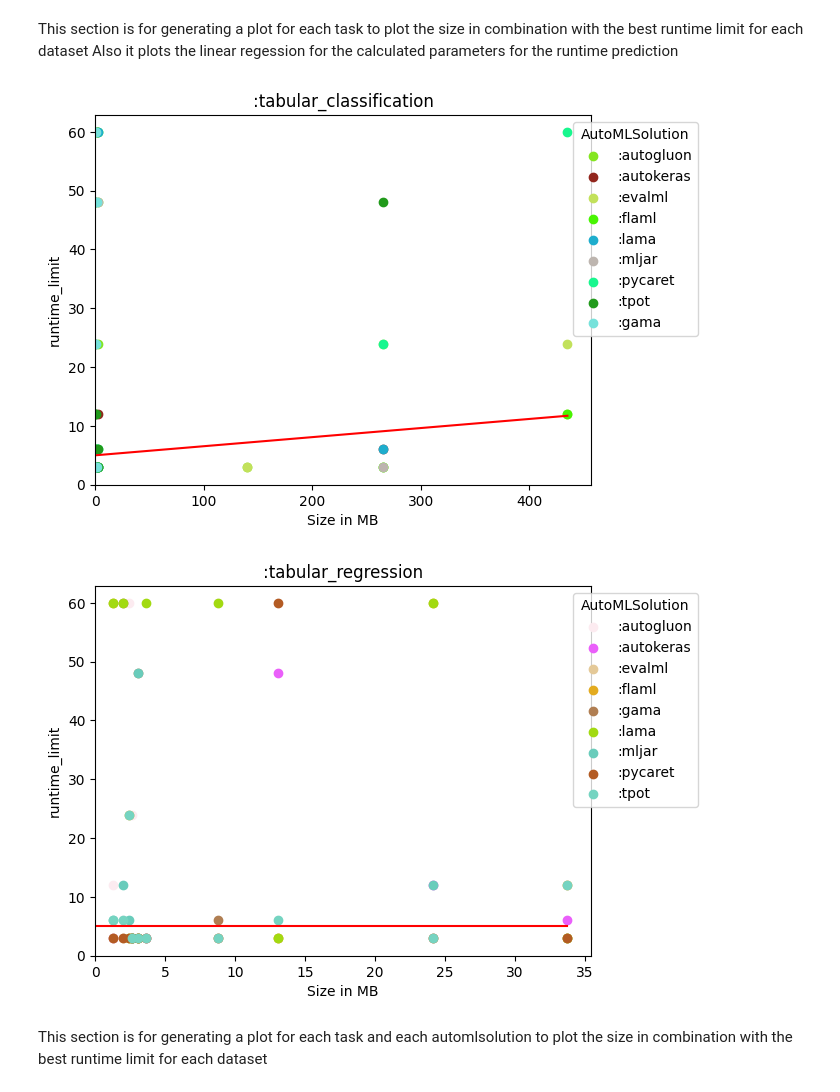
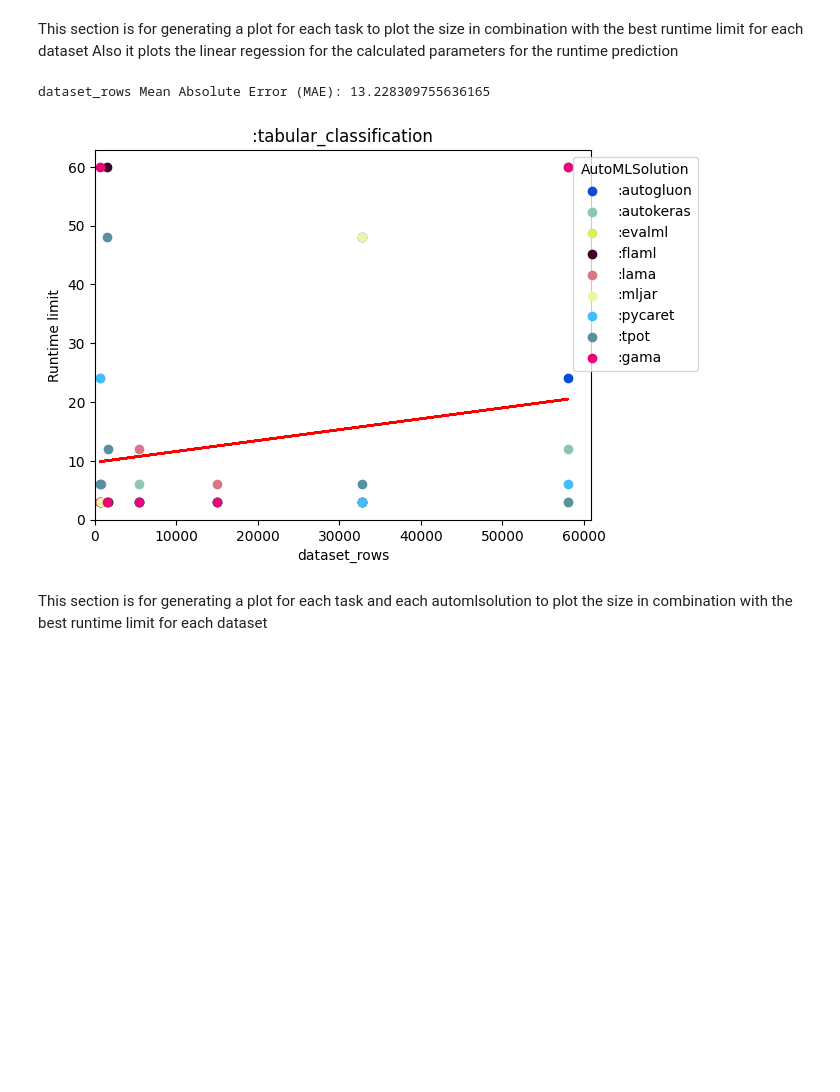
Before and after one commit to hochschule-darmstadt/MetaAutoML, a Jupyter notebook: utils/MetaLearning/createPlots.ipynb, the cells around one changed output. Saved outputs shown, nothing was run; the diff lists cells and outputs as text; code cells hidden in the pictures; blank space fills up the shorter version.

```diff
--- a/utils/MetaLearning/createPlots.ipynb
+++ b/utils/MetaLearning/createPlots.ipynb
@@ -50,9 +110,11 @@ for group in groups:
                 data = automl[1][automl[1]["dataset_name"] == name]
                 plt.scatter(data["dataset_size_in_mb"], data["relative_"+ measure_classification], label=name, color=colors[i])
             plot(automl[1]["AutoML_solution"].unique()[0],"Size in MB", "relative balanced accuracy score","Datasetname")
-        else:
-            for i, name in enumerate(unique_names):
-                data = automl[1][automl[1]["dataset_name"] == name]
-                plt.scatter(data["dataset_size_in_mb"], data["relative_" + measure_regression], label=name)
-            plot(automl[1]["AutoML_solution"].unique()[0],"Size in MB", "relative rmse","Datasetname")
+        #else:
+        #    for i, name in enumerate(unique_names):
+        #        data = automl[1][automl[1]["dataset_name"] == name]
+        #        plt.scatter(data["dataset_size_in_mb"], data["relative_" + measure_regression], label=name)
+        #    plot(automl[1]["AutoML_solution"].unique()[0],"Size in MB", "relative rmse","Datasetname")
+
+#"airlines.csv", "albert.csv", "KDDCup09_appetency.csv", "electricity.csv", "bank-marketing.csv", "Amazon_employee_access.csv", "riccardo.csv", "eeg-eye-state.csv", "jm1.csv", "SpeedDating.csv", "mushroom.csv", "christine.csv", "phoneme.csv", "Bioresponse.csv", "kr-vs-kp-csv", "kc1.csv", "pc4.csv", "profb.csv", "credit-approval.csv", "breast-w.csv", "covertype.csv", "dionis.csv", "Devnagari-Scripts.csv", "jannis.csv", "Fashion-MIST.csv", "shuttle.csv", "tamilnadu-electricity.csv", "letter.csv", "gas-drift.csv", "har.csv", "artificial-characters.csv", "optdigits.csv", "waveform-5000.csv", "splice.csv", "car.csv", "one-hundred-plants-margin.csv", "vehicle.csv", "eucalyptus.csv", "soybean.csv", "LED-display-domain-7digit.csv"
 # %% [output]
@@ -111,18 +293,49 @@ Also it plots the linear regession for the calculated parameters for the runtime
 # %%
-for group in runtime_groups:
-    unique_names = group[1]["AutoML_solution"].unique()
-    colors = np.random.rand(len(set(unique_names)), 3)
-    task = group[1]["task"].unique()[0][2:-2]
-    for i, name in enumerate(unique_names):
-        data = group[1][group[1]["AutoML_solution"] == name]
-        plt.scatter(data["dataset_size_in_mb"], data["best_runtime_limit"], label=name, color=colors[i])
-    x_data = np.linspace(0, group[1]["dataset_size_in_mb"].max() , 100)
-    y_line = [parameter[task]["m"]* x + parameter[task]["b"] for x in x_data]
-    plt.plot(x_data, y_line, color = "red")
-    plot(task,"Size in MB","runtime_limit", "AutoMLSolution" )
+
+from scipy import stats
+
+#parameters = ["dataset_size_in_mb", "dataset_rows", "dataset_cols", "missing_values", "duplicated_rows", "outliers"]
+parameters = ["dataset_rows"]
+for para in parameters:
+    x = []
+    y = []
+    for group in runtime_groups:
+        unique_names = group[1]["AutoML_solution"].unique()
+        colors = np.random.rand(len(set(unique_names)), 3)
+        task = group[1]["task"].unique()[0][2:-2]
+        for i, name in enumerate(unique_names):
+            data = group[1][group[1]["AutoML_solution"] == name]
+            plt.scatter(data[para], data["best_runtime_limit"], label=name, color=colors[i])
+            x.extend(data[para].values)
+            y.extend(data["best_runtime_limit"].values)
+
+        def myfunc(x):
+            return slope * x + intercept
+
+        slope, intercept, r, p, std_err = stats.linregress(x, y)
+
+        mymodel = list(map(myfunc, x))
+
+
+        plt.plot(x, mymodel, color = "red")
+
+        # Compute absolute errors
+        absolute_errors = [abs(actual - predicted) for actual, predicted in zip(np.array(y), np.array(mymodel))]
+
+        # Compute MAE
+        mae = sum(absolute_errors) / len(np.array(mymodel))
+
+        print(f"{para} Mean Absolute Error (MAE):", mae)
+
+        #x_data = np.linspace(0, group[1]["dataset_size_in_mb"].max() , 100)
+        #y_line = [parameter[task]["m"]* x + parameter[task]["b"] for x in x_data]
+        #y_line = [parameter[task]["m"]* x for x in x_data]
+        #plt.plot(x_data, y_line, color = "red")
+        plot(task,para,"Runtime limit", "AutoMLSolution" )
+        #plot("Runtime suggestion","Size [MB]","runtime limit", "" )
 # %% [output]
+dataset_rows Mean Absolute Error (MAE): 13.228309755636165
-[figure, old version]
+[figure, new version]
-[figure, removed]
 # %% [markdown]
 This section is for generating a plot for each task and each automlsolution to plot the size in combination with the best runtime limit for each dataset
 # %%
```
Also changed, not shown: parts of 11 cells of this notebook, 8 other files.
